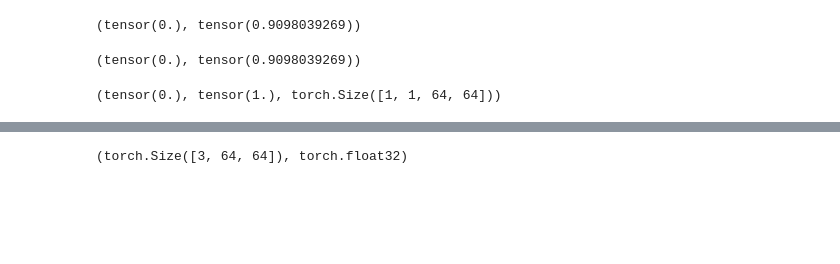
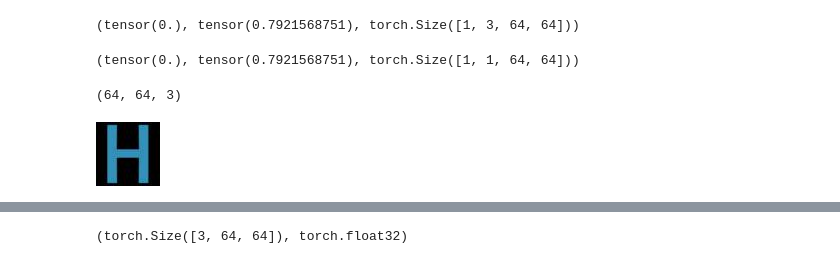
Before and after one commit to TanmayKhot/Scene-Text-Editing, a Jupyter notebook: disentangle.ipynb, the cells around one changed output, grey strips where cells are left out. Drawn from its saved outputs; the diff is of its cells as text; code cells hidden in the pictures; blank space fills up the shorter version.

Commit message:
Updated notebook
Added triplet loss, Combination of styles and masks based loss, added display method to visualize the outputs

```diff
--- a/disentangle.ipynb
+++ b/disentangle.ipynb
@@ -54,0 +25,38 @@ torch.float32 torch.float32 torch.float32
+# %%
+#preprocess image
+transform = transforms.Compose(
+    [transforms.ToTensor()
+     ])
+
+
+#load image
+true_image = cv2.imread("blueh.jpg",cv2.COLOR_BGR2RGB)
+true_image = cv2.cvtColor(true_image, cv2.COLOR_BGR2RGB)
+
+samestyle = cv2.imread("blue0.jpg",cv2.COLOR_BGR2RGB)
+samestyle = cv2.cvtColor(samestyle, cv2.COLOR_BGR2RGB)
+
+samemask = cv2.imread("greenh.jpg",cv2.COLOR_BGR2RGB)
+samemask = cv2.cvtColor(samemask, cv2.COLOR_BGR2RGB)
+
+true_mask = cv2.imread("maskh.jpg")
+samestyle_mask = cv2.imread("mask0.jpg")
+
+#m3 = cv2.merge((m,m,m))
+
+#Input Image
+input_image = transform(true_image).unsqueeze(0)
+ss_input_image = transform(samestyle).unsqueeze(0)
+sm_input_image = transform(samemask).unsqueeze(0)
+
+#Image for criterion - Style
+gt_image = input_image.clone()
+gt_ss_image = ss_input_image.clone()
+gt_sm_image = sm_input_image.clone()
+
+#Image for criterion - mask
+gt_mask = transform(true_mask).unsqueeze(0)
+gt_mask = gt_mask.mean(axis=1).unsqueeze(0)
+
+gt_ss_mask = transform(samestyle_mask).unsqueeze(0)
+gt_ss_mask = gt_ss_mask.mean(axis=1).unsqueeze(0)
@@ -55,17 +103,21 @@ torch.float32 torch.float32 torch.float32
 # %%
-input_image.min(), input_image.max()
+input_image.min(), input_image.max(), input_image.shape
 # %% [output]
-(tensor(0.), tensor(0.9098039269))
+(tensor(0.), tensor(0.7921568751), torch.Size([1, 3, 64, 64]))
 # %%
-gt_image.min(), gt_image.max()
+gt_image.min(), gt_image.max(), gt_mask.shape
 # %% [output]
-(tensor(0.), tensor(0.9098039269))
+(tensor(0.), tensor(0.7921568751), torch.Size([1, 1, 64, 64]))
-# %%
-gt_mask.min(), gt_mask.max(), gt_mask.shape
-# %% [output]
-(tensor(0.), tensor(1.), torch.Size([1, 1, 64, 64]))
+# %%
+samemask.shape
+# %% [output]
+(64, 64, 3)
 # %%
 #true_mask_tensor.min(), true_mask_tensor.max()
+# %%
+Image.fromarray(true_image)
+# %% [output]
+[figure, added]
 # %%
 class encoder(nn.Module):
         def __init__(self):
```
Also changed, not shown: parts of 20 cells of this notebook.
